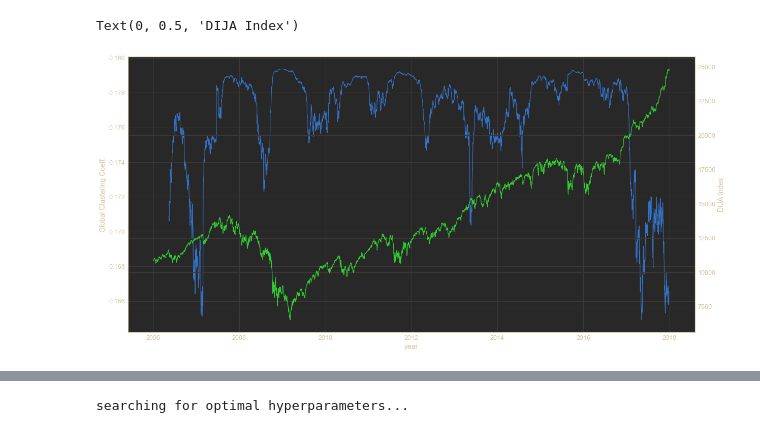
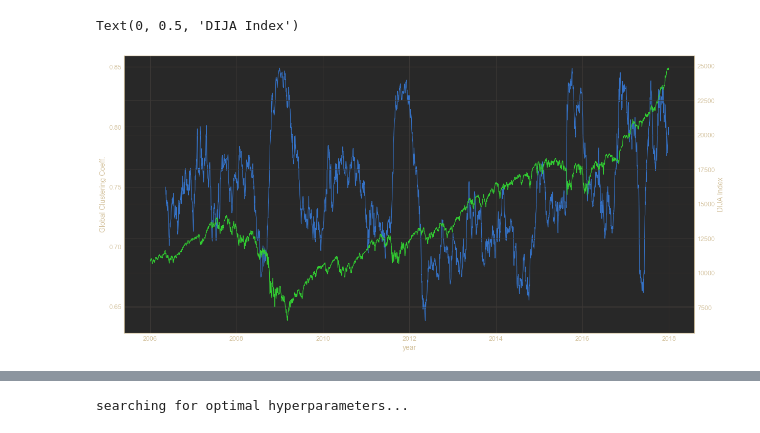
Before and after one commit to mayabenowitz/hedgepy, a Jupyter notebook: notebooks/1.0-mayab-dcor-clustering-exploration-.ipynb, the cells around one changed output, grey strips where cells are left out. Cells and saved outputs as stored; diff of their text form; code cells hidden in the pictures.

```diff
--- a/notebooks/1.0-mayab-dcor-clustering-exploration-.ipynb
+++ b/notebooks/1.0-mayab-dcor-clustering-exploration-.ipynb
@@ -11,7 +11,7 @@ display(HTML("<style>.container { width:100% !important; }</style>"))
 import pandas as pd
 import numpy as np
 
-df = pd.read_csv("../experiments/data/raw/DIJA-2006-2018.csv")
+df = pd.read_csv("../experiments/data/interim/DIJA-2006-2018-clean.csv")
 df['Date'] = pd.to_datetime(df['Date'])
 df.set_index('Date', inplace=True)
 df.dropna(inplace=True)
@@ -28,5 +28,14 @@ df.head()
 # %%
 from hedgepy.core import HedgeFrame
+from memoization import cached
 
 hf = HedgeFrame(df, 'Name')
-_90d_dcor_network = hf.dcor(rolling_window=90).network().frame
+_90d_dcor_network = hf.dcor(rolling_window=90).network()
+# @cached
+# def build_correlation_matrix_time_series(df, ticker_col_name, rolling_window):
+#     hf = HedgeFrame(df, ticker_col_name)
+#     numpy_time_series_dict = hf.build_correlation_matrix_time_series(rolling_window=rolling_window)
+#     return numpy_time_series_dict
+
+
+# _90d_dcor_network = hf.build_dcor_network_time_series(rolling_window=90)
@@ -48,15 +88,15 @@ def average_eigenvector_centrality(G):
     avg_ec = np.mean(list(ec.values()))
     return avg_ec
 
+nx_time_series = {
+    timestamp: nx.average_clustering(dcor_network, weight='weight')
+     for timestamp, dcor_network in _90d_dcor_network.frame.items()
+}
+
 # nx_time_series = {
-#     timestamp: nx.average_clustering(dcor_network, weight='weight')
+#     timestamp: average_eigenvector_centrality(dcor_network)
 #      for timestamp, dcor_network in _90d_dcor_network.items()
 # }
 
-nx_time_series = {
-    timestamp: average_eigenvector_centrality(dcor_network)
-     for timestamp, dcor_network in _90d_dcor_network.items()
-}
-
 df_clustering = pd.DataFrame.from_dict(nx_time_series, orient='index')\
     .rename(columns={0: '90d_global_clustering_coefficient'})
@@ -82,16 +136,16 @@ dft.set_index('Date', inplace=True)
 test = df_dija_index['Close'].pct_change().rolling(30).std()
 # %%
 fig, ax = plt.subplots(figsize=(20,10))
-ax.plot(dft)
+ax.plot(df_clustering)
 ax.set_xlabel("year", fontsize=14)
 ax.set_ylabel("Global Clustering Coeff.", fontsize=14)
 
 ax2 = ax.twinx()
 ax2.plot(df_dija_index['Close'], color='limegreen')
 ax2.set_ylabel('DIJA Index', fontsize=14)
 # %% [output]
 Text(0, 0.5, 'DIJA Index')
-[figure, old version]
+[figure, new version]
 # %%
 dft['90d_global_clustering_coefficient'].corr(df_dija_index['Close'])
 # %% [output]
```
Also changed, not shown: parts of 20 cells of this notebook, 4 other files.
